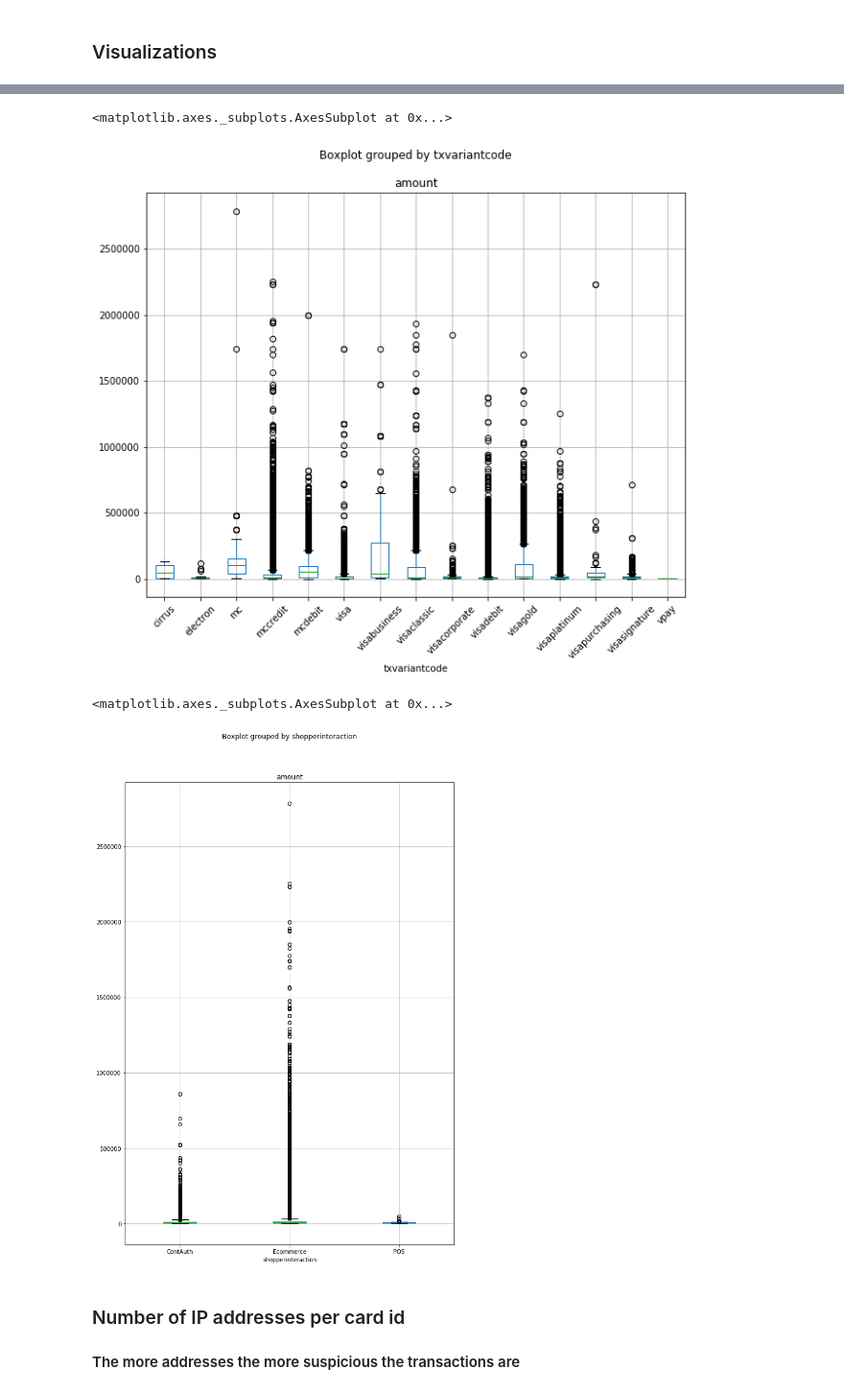
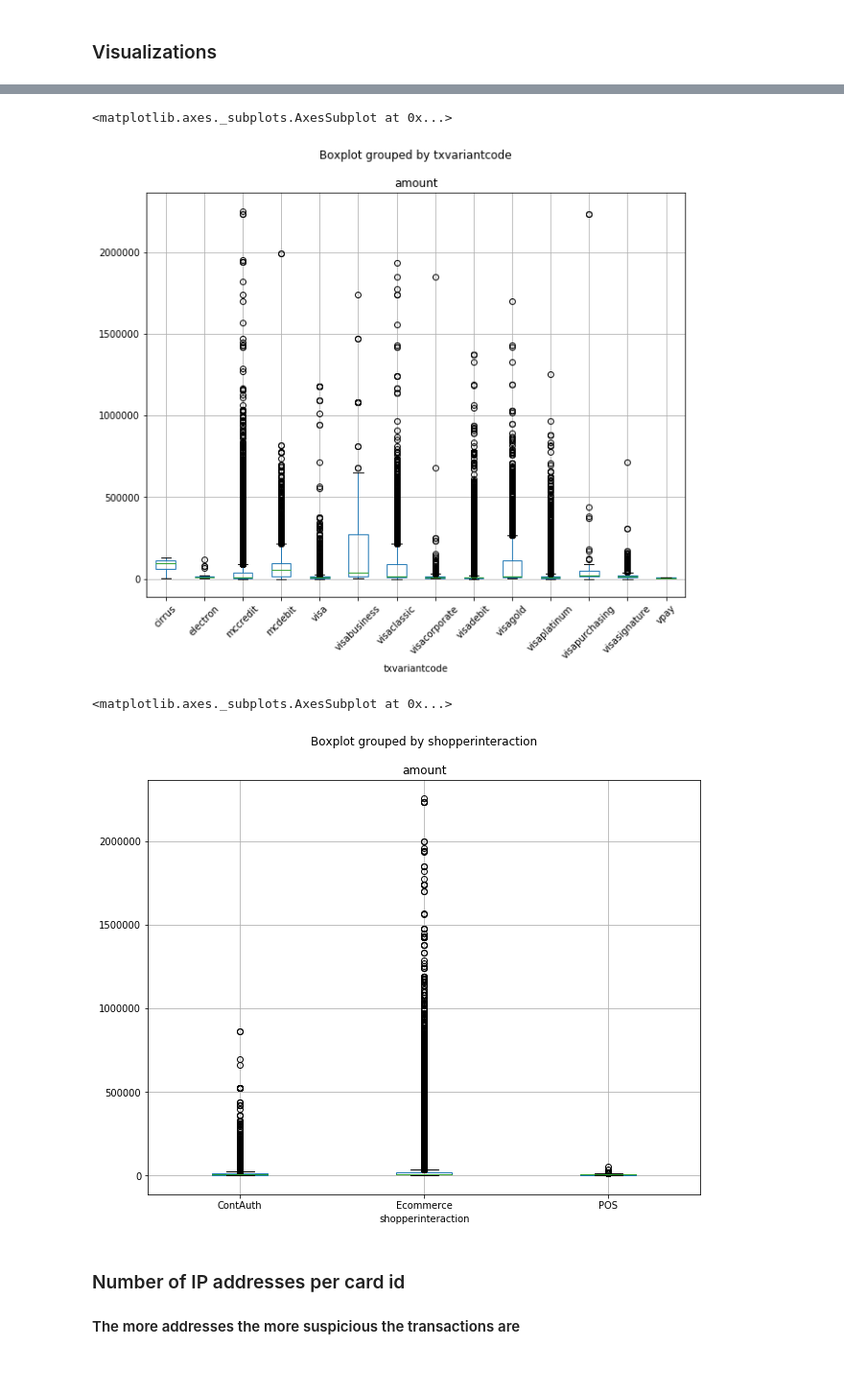
Before and after one commit to giannislelekas/CS4035, a Jupyter notebook: lab1/Lab1.ipynb, the cells around one changed output, grey strips where cells are left out. Shown at 96% size. Drawn from its saved outputs; the diff is of its cells as text; code cells hidden in the pictures; blank space fills up the shorter version.

```diff
--- a/lab1/Lab1.ipynb
+++ b/lab1/Lab1.ipynb
@@ -157,13 +131,13 @@ Text(0, 0.5, 'mean amount per group')
 # %%
-data.boxplot(column = 'amount', by = 'txvariantcode', figsize = (10, 8), rot = '45')
+data_cat.boxplot(column = 'amount', by = 'txvariantcode', figsize = (10, 8), rot = '45')
 # %% [output]
 <matplotlib.axes._subplots.AxesSubplot at 0x...>
-[figure, old version]
+[figure, new version]
 # %%
-data.boxplot(column = ['amount'], by = 'shopperinteraction', figsize = (10,15))
+data_cat.boxplot(column = ['amount'], by = 'shopperinteraction', figsize = (10,8))
 # %% [output]
 <matplotlib.axes._subplots.AxesSubplot at 0x...>
-[figure, old version]
+[figure, new version]
 # %% [markdown]
 ### Number of IP addresses per card id
 #### The more addresses the more suspicious the transactions are
```
Also changed, not shown: parts of 23 cells of this notebook, 2 other files.
